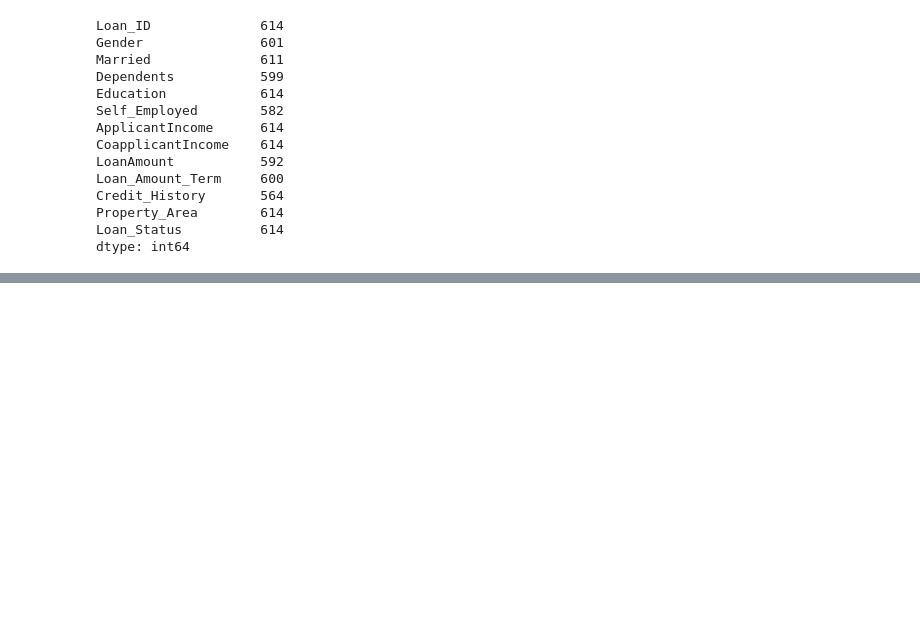
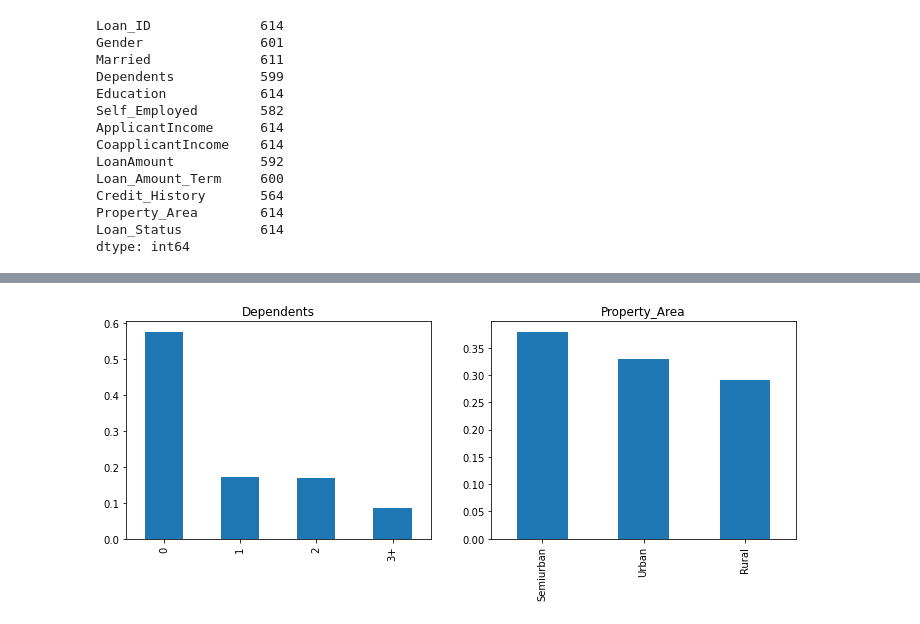
Before and after one commit to radhikagupta6/Machine-Learning-and-Data-Science-Algorithms, a Jupyter notebook: Projects/Prediction of Loan approval/Loan_pred.ipynb, the cells around one changed output, grey strips where cells are left out. Cells and saved outputs as stored; diff of their text form; code cells hidden in the pictures; blank space fills up the shorter version.

```diff
--- a/Projects/Prediction of Loan approval/Loan_pred.ipynb
+++ b/Projects/Prediction of Loan approval/Loan_pred.ipynb
@@ -122,0 +101,10 @@ Accuracy Score on Test Data :
+# %%
+plt.subplot(121)
+df['Dependents'].value_counts(normalize=True).plot.bar(figsize=(12,4), title= 'Dependents')
+
+plt.subplot(122)
+df['Property_Area'].value_counts(normalize=True).plot.bar(title= 'Property_Area')
+
+plt.show()
+# %% [output]
+[figure, added]
```
Also changed, not shown: parts of 22 cells of this notebook.
